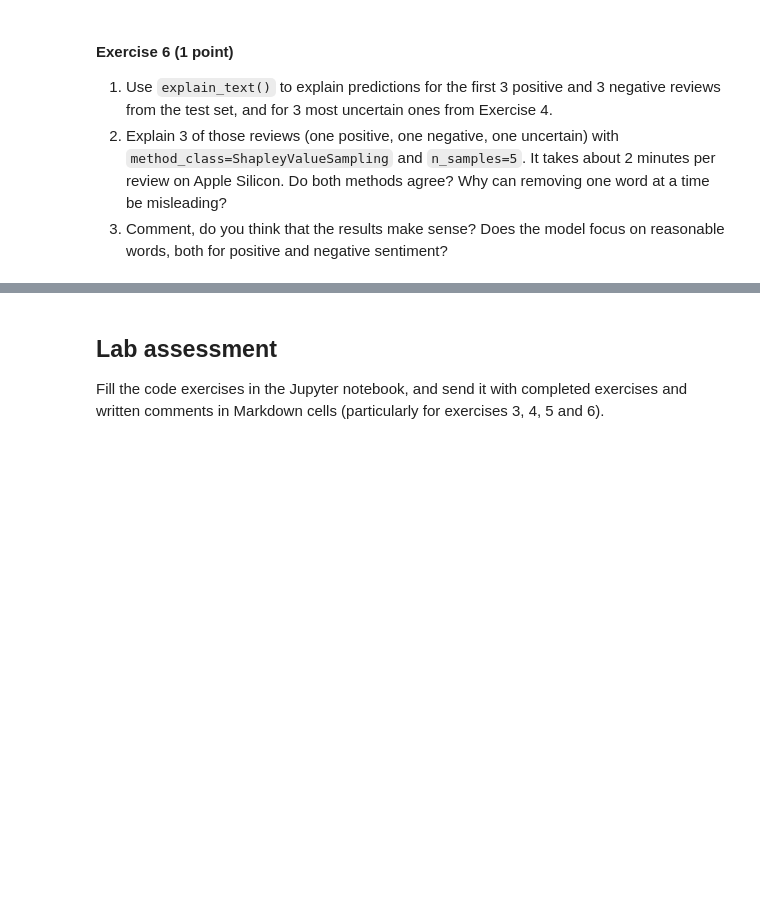
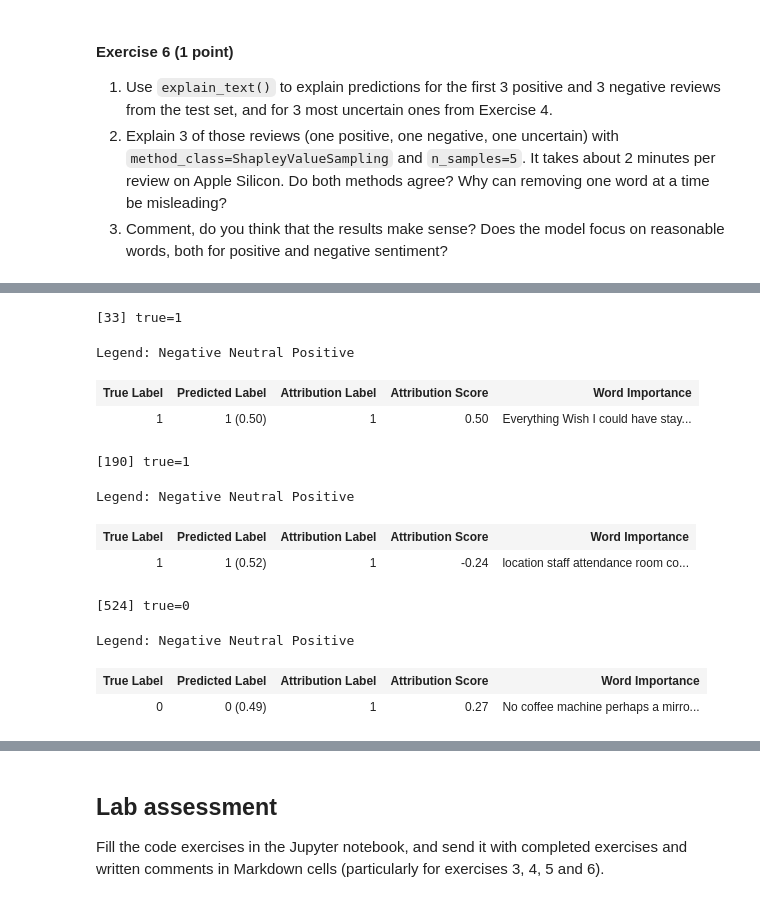
Before and after one commit to mlops-agh/lab06-data-model-testing, a Jupyter notebook: LAB_INSTRUCTION.ipynb, the cells around one changed output, grey strips where cells are left out. Saved outputs shown, nothing was run; the diff lists cells and outputs as text; code cells hidden in the pictures; blank space fills up the shorter version.

```diff
--- a/LAB_INSTRUCTION.ipynb
+++ b/LAB_INSTRUCTION.ipynb
@@ -779,3 +930,17 @@ From test data, select:
 - ten most uncertain predictions (with probability closest to 50%)
 
 Do you see any obvious problems here? Is it the model that is wrong, or the label?
+# %%
+df_test_analysis = df_test.assign(
+    true_label=y_test,
+    proba_positive=y_pred_proba,
+    uncertainty=np.abs(y_pred_proba - 0.5),
+)
+
+worst_fp = df_test_analysis[df_test_analysis.true_label == 0].nlargest(
+    10, "proba_positive"
+)
+worst_fn = df_test_analysis[df_test_analysis.true_label == 1].nsmallest(
+    10, "proba_positive"
+)
+most_uncertain = df_test_analysis.nsmallest(10, "uncertainty")
@@ -1064,0 +1454,19 @@ explain_text(
+# %%
+unc_idx = most_uncertain.index[:3]
+
+for i in unc_idx:
+    print(f"[{i}] true={y_test[i]}")
+    explain_text(test_texts[i], y_true=int(y_test[i]))
+# %% [output]
+[33] true=1
+Legend: Negative Neutral Positive
+| True Label | Predicted Label | Attribution Label | Attribution Score | Word Importance |
+| 1 | 1 (0.50) | 1 | 0.50 | Everything Wish I could have stay... |
+[190] true=1
+Legend: Negative Neutral Positive
+| True Label | Predicted Label | Attribution Label | Attribution Score | Word Importance |
+| 1 | 1 (0.52) | 1 | -0.24 | location staff attendance room co... |
+[524] true=0
+Legend: Negative Neutral Positive
+| True Label | Predicted Label | Attribution Label | Attribution Score | Word Importance |
+| 0 | 0 (0.49) | 1 | 0.27 | No coffee machine perhaps a mirro... |
```
Also changed, not shown: parts of 33 cells of this notebook, 1 other file.
